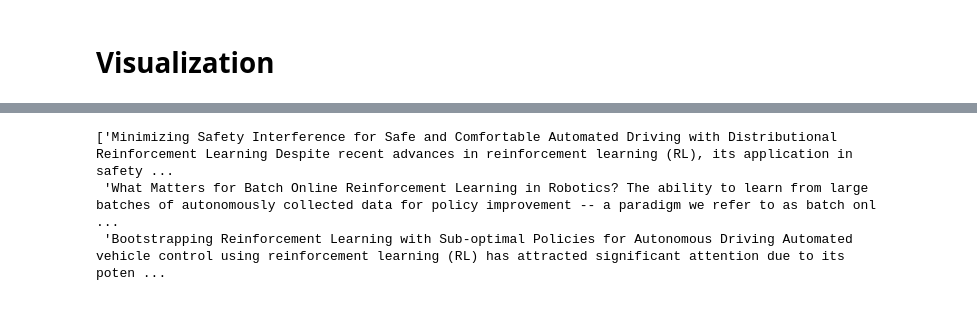
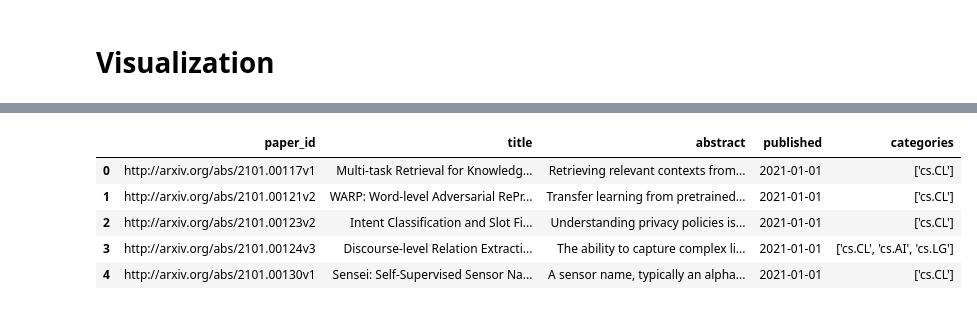
Before and after one commit to uguratli/AI-Research-Trend-Intelligence, a Jupyter notebook: trend_analysis.ipynb, the cells around one changed output, grey strips where cells are left out. Cells and saved outputs as stored; diff of their text form; code cells hidden in the pictures.

```diff
--- a/trend_analysis.ipynb
+++ b/trend_analysis.ipynb
@@ -468,3 +470,12 @@ top10_impact.to_csv("top10_impact_topics.csv")
+# %%
+raw_data.head()
+# %% [output]
+|  | paper_id | title | abstract | published | categories |
+| 0 | http://arxiv.org/abs/2101.00117v1 | Multi-task Retrieval for Knowledg... | Retrieving relevant contexts from... | 2021-01-01 | ['cs.CL'] |
+| 1 | http://arxiv.org/abs/2101.00121v2 | WARP: Word-level Adversarial RePr... | Transfer learning from pretrained... | 2021-01-01 | ['cs.CL'] |
+| 2 | http://arxiv.org/abs/2101.00123v2 | Intent Classification and Slot Fi... | Understanding privacy policies is... | 2021-01-01 | ['cs.CL'] |
+| 3 | http://arxiv.org/abs/2101.00124v3 | Discourse-level Relation Extracti... | The ability to capture complex li... | 2021-01-01 | ['cs.CL', 'cs.AI', 'cs.LG'] |
+| 4 | http://arxiv.org/abs/2101.00130v1 | Sensei: Self-Supervised Sensor Na... | A sensor name, typically an alpha... | 2021-01-01 | ['cs.CL'] |
 # %%
 rep_docs = reduced_model.get_representative_docs()
 
@@ -480,9 +496,3 @@ for topic_id, docs in rep_docs.items():
         })
 rep_docs_df = pd.DataFrame(rows)
 rep_docs_df.to_csv("representative_docs.csv", index=False)
-# %%
-rep_docs[0]
-# %% [output]
-['Minimizing Safety Interference for Safe and Comfortable Automated Driving with Distributional Reinforcement Learning Despite recent advances in reinforcement learning (RL), its application in safety ...
- 'What Matters for Batch Online Reinforcement Learning in Robotics? The ability to learn from large batches of autonomously collected data for policy improvement -- a paradigm we refer to as batch onl ...
- 'Bootstrapping Reinforcement Learning with Sub-optimal Policies for Autonomous Driving Automated vehicle control using reinforcement learning (RL) has attracted significant attention due to its poten ...
```
Also changed, not shown: parts of 18 cells of this notebook, 6 other files.
